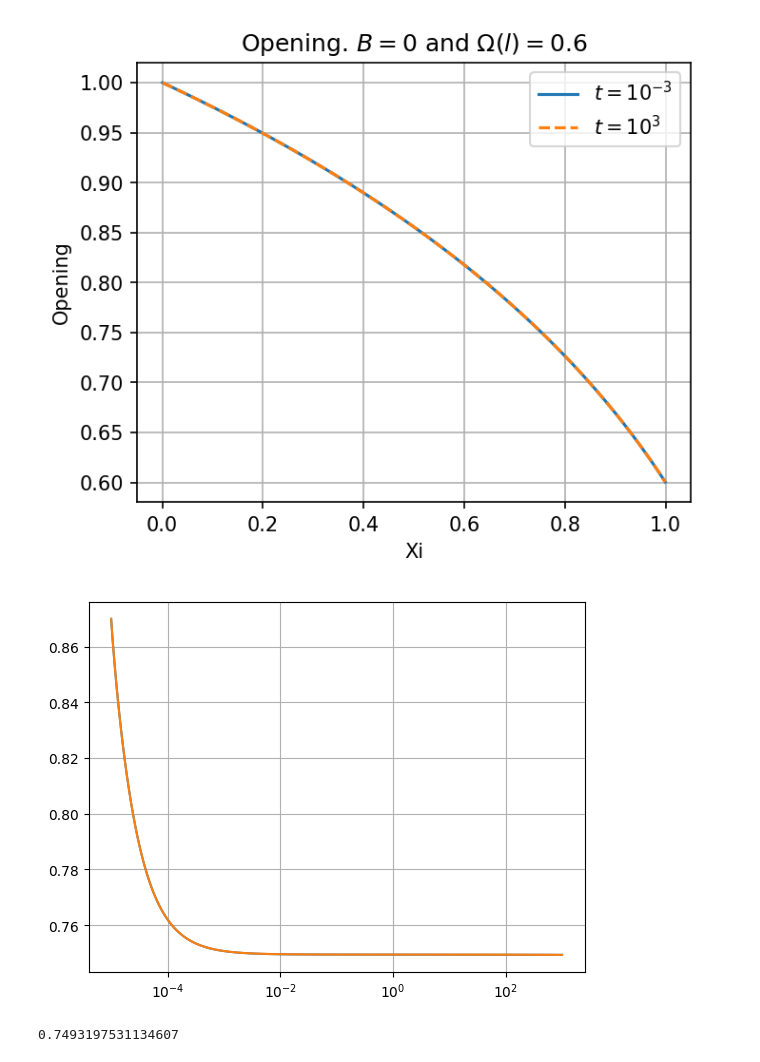
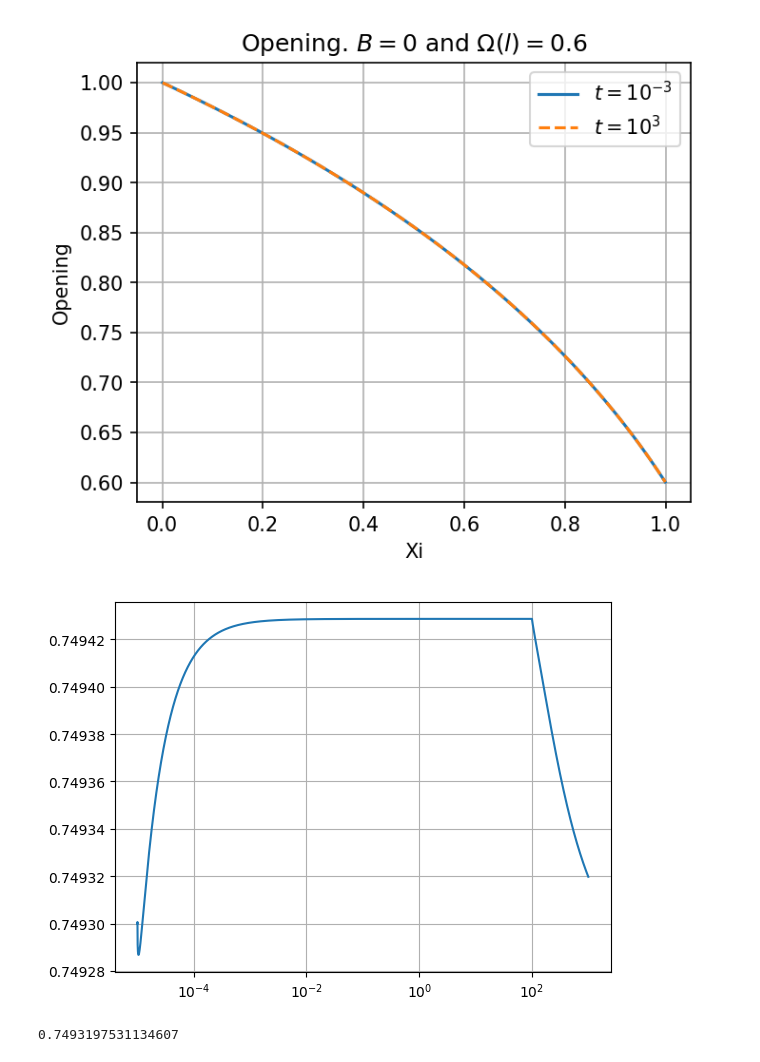
Before and after one commit to dashadem/CO2lovers, a Jupyter notebook: nonlinear.ipynb, the cells around one changed output. Cells and saved outputs as stored; diff of their text form; code cells hidden in the pictures.

```diff
--- a/nonlinear.ipynb
+++ b/nonlinear.ipynb
@@ -565,7 +565,8 @@ def analyt_sol(time, ksi):
         return l, w, vel, Q_0
 
 def func(y, x):
-    gamma = 0.86998
+    # gamma = 0.86998
+    gamma = 0.7493
     return np.array([y[1], -(gamma**2/2*x*y[1]+3*y[0]**2*y[1]**2)/y[0]**3])
 
 def rk4(f, y0, t):
@@ -626,7 +627,7 @@ def make_A_jit(w, xi, h, k, a, b):
     return A
 
 @njit
-def make_f_B_jit(w, xi, h, k, a, b, c, T, L, tau, tau0):
+def make_f_B_jit(w, xi, h, k, a, b, c, T):
     f = np.empty_like(w)
     f[0] = (a*xi[0]*(w[1] - 1)/(h[0] + h[1]) +
             b*(k[1]*(w[1] - w[0])/h[1] - k[0]*(w[0] - 1)/h[0])/(h[0] + h[1]) +
@@ -637,7 +638,7 @@ def make_f_B_jit(w, xi, h, k, a, b, c, T, L, tau, tau0):
     f[-1] = (a*xi[-1]*(T - w[-2])/(h[-1] + h[-2]) +
              b/(h[-1] + h[-2])*(k[-1]*(T - w[-1])/h[-1] - k[-2]*(w[-1] - w[-2])/h[-2]) +
              c*(k[-2] - k[-1])/(h[-1] + h[-2]))
-    return f - L/np.sqrt(tau - tau0)
+    return f
 
 @njit
 def make_F_B_jit(A, w, dw, xi, h, k, a, b, c, T):
@@ -675,7 +676,7 @@ def make_F_B_jit(A, w, dw, xi, h, k, a, b, c, T):
     return F.astype(np.float64)
 
 @njit
-def get_solution_B_jit(t, N, xi, h, v_prev, g_prev, psi_prev, W_prev, sgnB, T, L):
+def get_solution_B_jit(t, N, xi, h, v_prev, g_prev, psi_prev, W_prev, sgnB, T):
     taus = t[1:] - t[:-1]
     gs = np.array([g_prev], dtype = np.float64)
     psis = np.array([psi_prev], dtype = np.float64)
@@ -710,12 +711,15 @@ def get_solution_B_jit(t, N, xi, h, v_prev, g_prev, psi_prev, W_prev, sgnB, T, L
                 return Ws, gs, psis,vs, dW_tip
 
             A = make_A_jit(W_prev, xi, h, k, a, b)
-            f = make_f_B_jit(W_prev, xi, h, k, a, b, c, T, L, t[0], t[i+1])
+            f = make_f_B_jit(W_prev, xi, h, k, a, b, c, T)
             F = make_F_B_jit(A, W_prev, dW_prev, xi, h, k, a, b, c, T)
             B = np.linalg.solve(F, A @ dW_prev - f)
             dW = dW_prev - B
             psi = calc_psi_B_jit(W_prev + dW, g_prev, h, sgnB)
-            # v = (W_prev[-1] + dW[-1])**2/g_prev/4*((W_prev[-1] + dW[-1])/h[-1] + g_prev*sgnB)
+            if T == 0:
+                v = (W_prev[-1] + dW[-1])**2/g_prev/4*((W_prev[-1] + dW[-1])/h[-1] + g_prev*sgnB)
+            else:
+                v = - W_prev[-1]**2/g_prev*((T-W_prev[-2])/(h[-1]+h[-2])-g_prev*sgnB)
             # v = - 2/(W_prev[-1] + dW[-1] + T)/g_prev*((T/2)**3 * (T/h[-1] + g_prev * sgnB) +
             #                                     ((T + W_prev[-1] + dW[-1])/2)**3 * ((T - W_prev[-1] - dW[-1]) / h[-1]) - g_prev * sgnB)
             # v = - 2/(W_prev[-1] + dW[-1] + T)/g_prev*(((T + W_prev[-1] + dW[-1])/2)**3 * ((T - W_prev[-1] - dW[-1]) / h[-1]) - g_prev * sgnB)
@@ -727,7 +731,7 @@ def get_solution_B_jit(t, N, xi, h, v_prev, g_prev, psi_prev, W_prev, sgnB, T, L
             # v = 2/(W_prev[-1] + dW[-1])/g_prev*((T / 2)**3 * (- T / h[-1] - g_prev * sgnB) +
             #                                     ((T + W_prev[-1])/2)**3 * (10**(-3)/h[-1] +  g_prev * sgnB - (T - W_prev[-1]) / h[-1]))
             # v = T**2/g_prev*(W_prev[-1]/2/h[-1] + g_prev*sgnB)
-            v = - W_prev[-1]**2/g_prev*((T-W_prev[-2])/(h[-1]+h[-2])-g_prev*sgnB)
+            # v = - W_prev[-1]**2/g_prev*((T-W_prev[-2])/(h[-1]+h[-2])-g_prev*sgnB)
 
             err = np.sqrt(np.power(dW - dW_prev,2).mean())
             err_v = np.abs((v - v_prev)/v)
@@ -775,13 +779,13 @@ N = 100
 xi = np.cos(np.pi / (N+1) * (np.arange(1, N + 2) - 0.5)).astype(np.float64)
 xi[0], xi[-1] = 1, -1
 xi = xi[::-1] * 0.5 + 0.5
-# xi = 0.5 * (xi[1:] + xi[:-1])
+# xi = xi[1:-1]
 
 # xi = np.linspace(0,1,N+1)
 
 sgnB = 0
-T = 0
-L = 10
+T = 0.6
+L = 0
 
 g0, W0, v0, Q0 = analyt_sol(t[0], xi)
 W0 = get_init_solution(xi, T)[1:-1]
@@ -792,4 +796,6 @@ h[1:-1] = xi[1:] - xi[:-1]
 h[0] = xi[0]
 h[-1] = 1 - xi[-1]
 
-W, g, psi, v, dw_tip = get_solution_B_jit(t, N, xi, h, v0, g0, Q0, W0, sgnB, T, L)
+g0 = 0.7493 * t[0] ** 0.5
+
+W, g, psi, v, dw_tip = get_solution_B_jit(t, N, xi, h, v0, g0, Q0, W0, sgnB, T)
@@ -1141,12 +1149,12 @@ plt.ylabel('Opening')
 Text(0, 0.5, 'Opening')
 [figure]
 # %%
-plt.plot(sol0T['time'], sol0T['length']/np.sqrt(sol0T['time']))
+# plt.plot(sol0T['time'], sol0T['length']/np.sqrt(sol0T['time']))
 plt.plot(solution['time'], solution['length']/np.sqrt(solution['time']))
 plt.grid()
 plt.xscale('log')
 # %% [output]
-[figure, old version]
+[figure, new version]
 # %%
 a = solution['length']/np.sqrt(solution['time'])
 a[-1]
```
Also changed, not shown: parts of 6 cells of this notebook.
